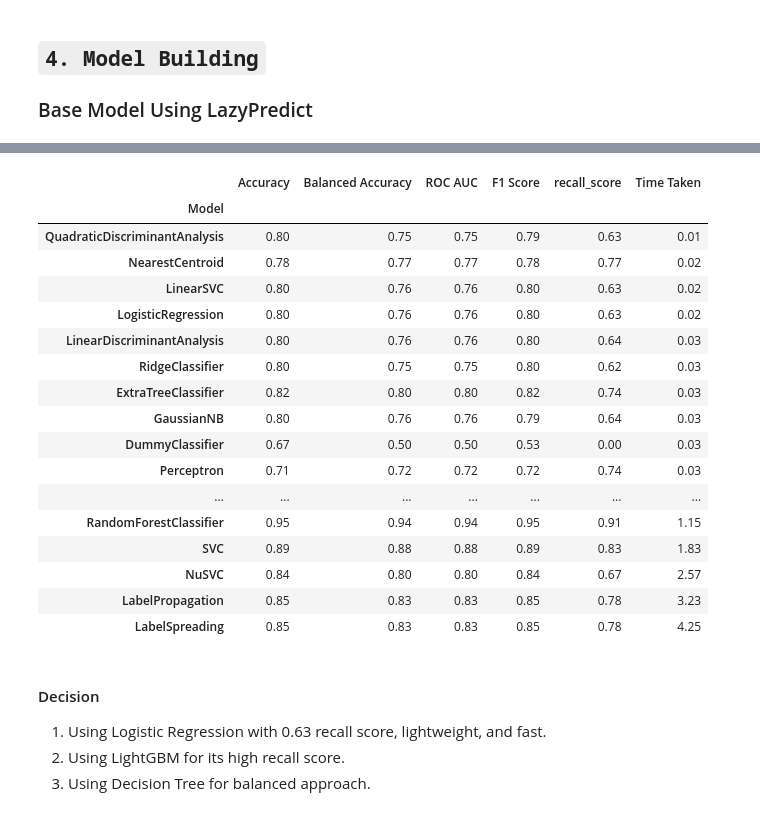
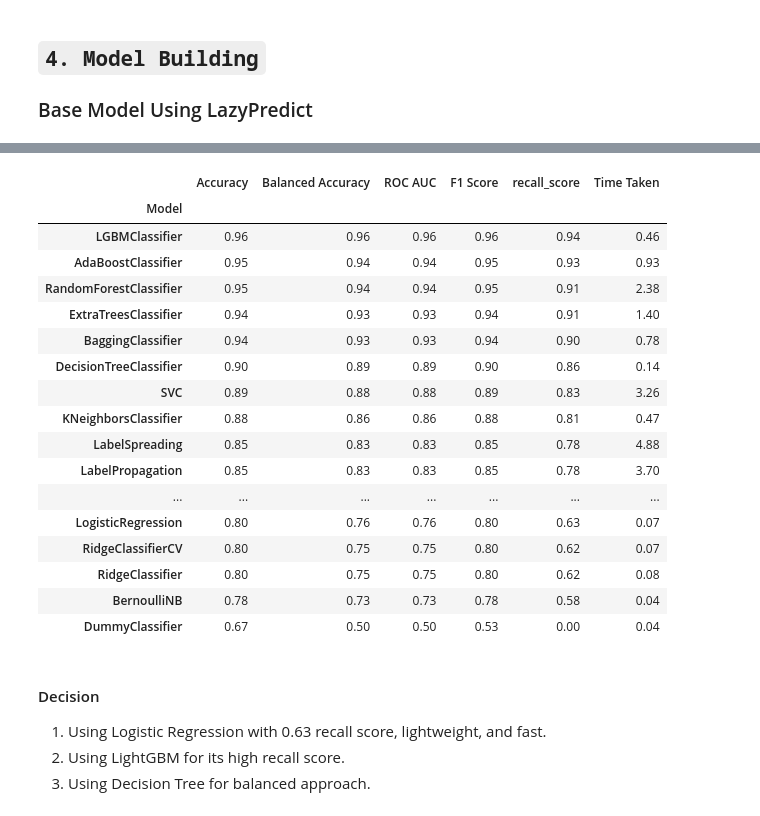
Before and after one commit to sugam21/FastAPI, a Jupyter notebook: Week-2/Classification/notebooks/data_exploration.ipynb, the cells around one changed output, grey strips where cells are left out. Cells and saved outputs as stored; diff of their text form; code cells hidden in the pictures.

```diff
--- a/Week-2/Classification/notebooks/data_exploration.ipynb
+++ b/Week-2/Classification/notebooks/data_exploration.ipynb
@@ -345,26 +343,26 @@ You can set `force_col_wise=true` to remove the overhead.
 [LightGBM] [Info] [binary:BoostFromScore]: pavg=0.334375 -> initscore=-0.688463
 [LightGBM] [Info] Start training from score -0.688463
 # %%
-models.sort_values(by="Time Taken", ascending=[True])
+models.sort_values(by="recall_score", ascending=[False])
 # %% [output]
 |  | Accuracy | Balanced Accuracy | ROC AUC | F1 Score | recall_score | Time Taken |
 | Model |  |  |  |  |  |  |
-| QuadraticDiscriminantAnalysis | 0.80 | 0.75 | 0.75 | 0.79 | 0.63 | 0.01 |
-| NearestCentroid | 0.78 | 0.77 | 0.77 | 0.78 | 0.77 | 0.02 |
-| LinearSVC | 0.80 | 0.76 | 0.76 | 0.80 | 0.63 | 0.02 |
-| LogisticRegression | 0.80 | 0.76 | 0.76 | 0.80 | 0.63 | 0.02 |
-| LinearDiscriminantAnalysis | 0.80 | 0.76 | 0.76 | 0.80 | 0.64 | 0.03 |
-| RidgeClassifier | 0.80 | 0.75 | 0.75 | 0.80 | 0.62 | 0.03 |
-| ExtraTreeClassifier | 0.82 | 0.80 | 0.80 | 0.82 | 0.74 | 0.03 |
-| GaussianNB | 0.80 | 0.76 | 0.76 | 0.79 | 0.64 | 0.03 |
-| DummyClassifier | 0.67 | 0.50 | 0.50 | 0.53 | 0.00 | 0.03 |
-| Perceptron | 0.71 | 0.72 | 0.72 | 0.72 | 0.74 | 0.03 |
+| LGBMClassifier | 0.96 | 0.96 | 0.96 | 0.96 | 0.94 | 0.46 |
+| AdaBoostClassifier | 0.95 | 0.94 | 0.94 | 0.95 | 0.93 | 0.93 |
+| RandomForestClassifier | 0.95 | 0.94 | 0.94 | 0.95 | 0.91 | 2.38 |
+| ExtraTreesClassifier | 0.94 | 0.93 | 0.93 | 0.94 | 0.91 | 1.40 |
+| BaggingClassifier | 0.94 | 0.93 | 0.93 | 0.94 | 0.90 | 0.78 |
+| DecisionTreeClassifier | 0.90 | 0.89 | 0.89 | 0.90 | 0.86 | 0.14 |
+| SVC | 0.89 | 0.88 | 0.88 | 0.89 | 0.83 | 3.26 |
+| KNeighborsClassifier | 0.88 | 0.86 | 0.86 | 0.88 | 0.81 | 0.47 |
+| LabelSpreading | 0.85 | 0.83 | 0.83 | 0.85 | 0.78 | 4.88 |
+| LabelPropagation | 0.85 | 0.83 | 0.83 | 0.85 | 0.78 | 3.70 |
 | ... | ... | ... | ... | ... | ... | ... |
-| RandomForestClassifier | 0.95 | 0.94 | 0.94 | 0.95 | 0.91 | 1.15 |
-| SVC | 0.89 | 0.88 | 0.88 | 0.89 | 0.83 | 1.83 |
-| NuSVC | 0.84 | 0.80 | 0.80 | 0.84 | 0.67 | 2.57 |
-| LabelPropagation | 0.85 | 0.83 | 0.83 | 0.85 | 0.78 | 3.23 |
-| LabelSpreading | 0.85 | 0.83 | 0.83 | 0.85 | 0.78 | 4.25 |
+| LogisticRegression | 0.80 | 0.76 | 0.76 | 0.80 | 0.63 | 0.07 |
+| RidgeClassifierCV | 0.80 | 0.75 | 0.75 | 0.80 | 0.62 | 0.07 |
+| RidgeClassifier | 0.80 | 0.75 | 0.75 | 0.80 | 0.62 | 0.08 |
+| BernoulliNB | 0.78 | 0.73 | 0.73 | 0.78 | 0.58 | 0.04 |
+| DummyClassifier | 0.67 | 0.50 | 0.50 | 0.53 | 0.00 | 0.04 |
 # %% [markdown]
 #### Decision
 1. Using Logistic Regression with 0.63 recall score, lightweight, and fast.
```
Also changed, not shown: parts of 11 cells of this notebook, 13 other files.
